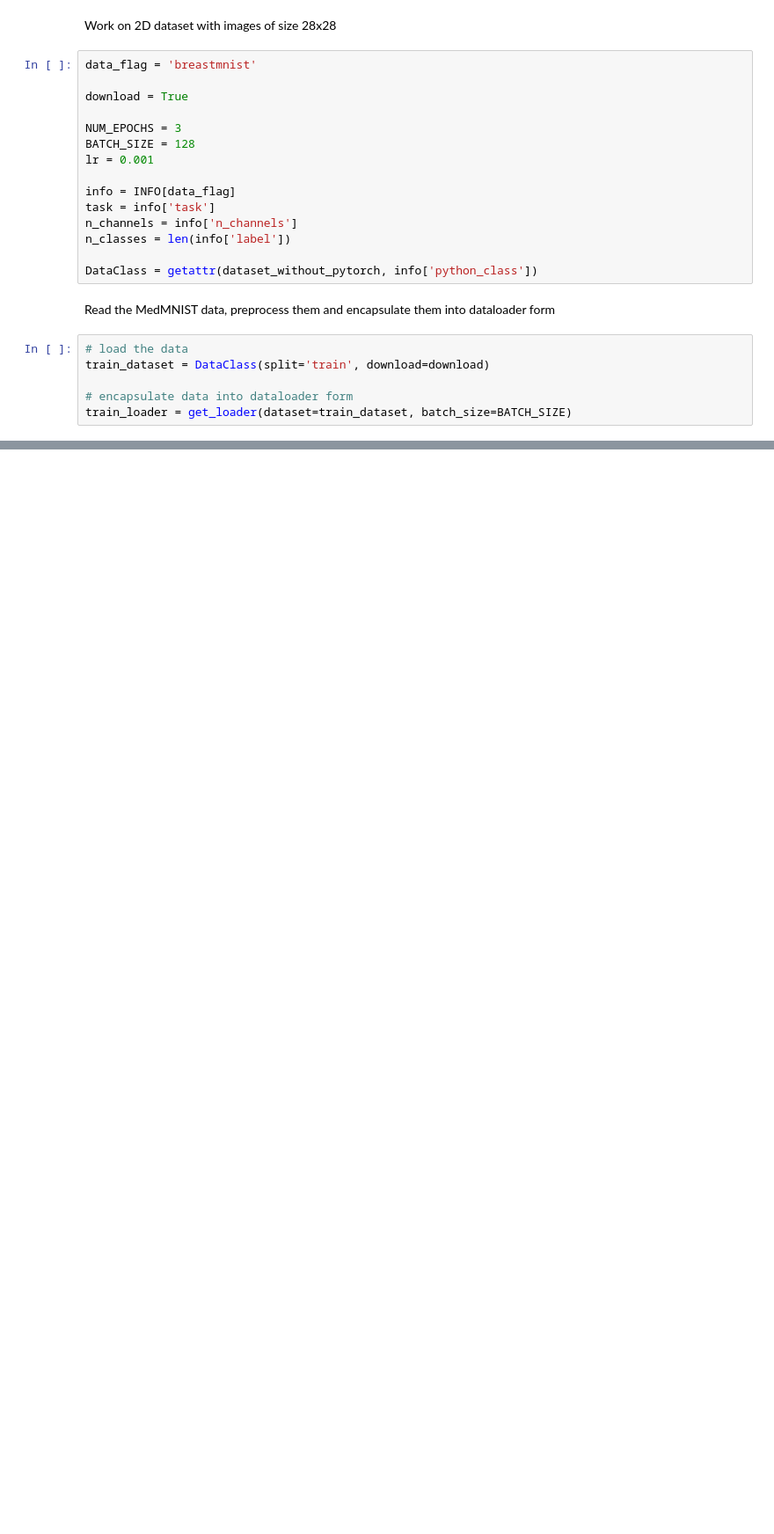
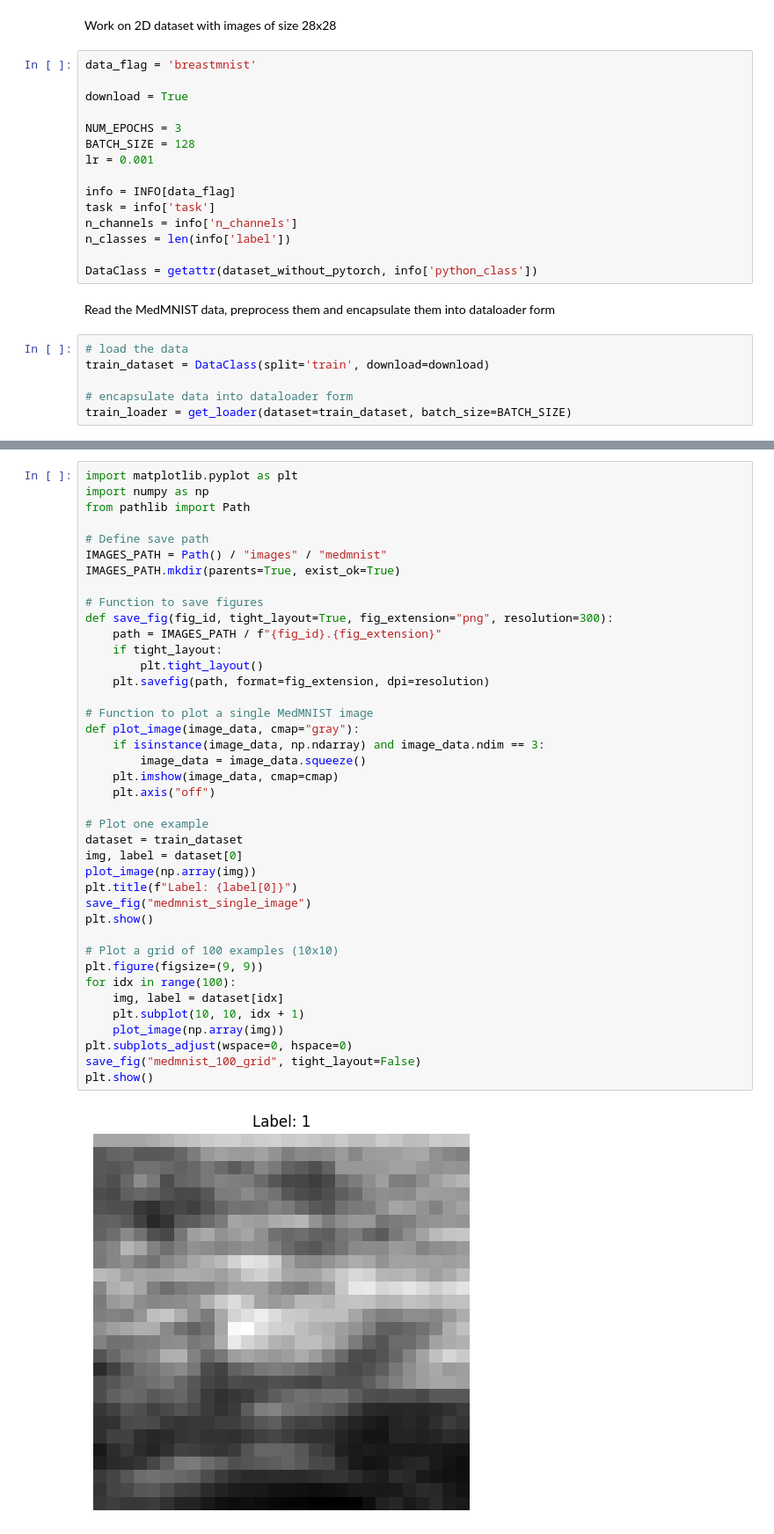
Before and after one commit to ankhoa1212/CPSC-483-Final-Project, a Jupyter notebook: data_analysis_and_modeling.ipynb, the cells around one changed output, grey strips where cells are left out. Shown: that part at 88% size. Drawn from its saved outputs; the diff is of its cells as text; blank space fills up the shorter version.

Commit message:
add visualization

```diff
--- a/data_analysis_and_modeling.ipynb
+++ b/data_analysis_and_modeling.ipynb
@@ -123,0 +99,42 @@ train_dataset.montage(length=20)
+# %%
+import matplotlib.pyplot as plt
+import numpy as np
+from pathlib import Path
+
+# Define save path
+IMAGES_PATH = Path() / "images" / "medmnist"
+IMAGES_PATH.mkdir(parents=True, exist_ok=True)
+
+# Function to save figures
+def save_fig(fig_id, tight_layout=True, fig_extension="png", resolution=300):
+    path = IMAGES_PATH / f"{fig_id}.{fig_extension}"
+    if tight_layout:
+        plt.tight_layout()
+    plt.savefig(path, format=fig_extension, dpi=resolution)
+
+# Function to plot a single MedMNIST image
+def plot_image(image_data, cmap="gray"):
+    if isinstance(image_data, np.ndarray) and image_data.ndim == 3:
+        image_data = image_data.squeeze()
+    plt.imshow(image_data, cmap=cmap)
+    plt.axis("off")
+
+# Plot one example
+dataset = train_dataset
+img, label = dataset[0]
+plot_image(np.array(img))
+plt.title(f"Label: {label[0]}")
+save_fig("medmnist_single_image")
+plt.show()
+
+# Plot a grid of 100 examples (10x10)
+plt.figure(figsize=(9, 9))
+for idx in range(100):
+    img, label = dataset[idx]
+    plt.subplot(10, 10, idx + 1)
+    plot_image(np.array(img))
+plt.subplots_adjust(wspace=0, hspace=0)
+save_fig("medmnist_100_grid", tight_layout=False)
+plt.show()
+# %% [output]
+[figure, added]
```
Also changed, not shown: parts of 6 cells of this notebook.
